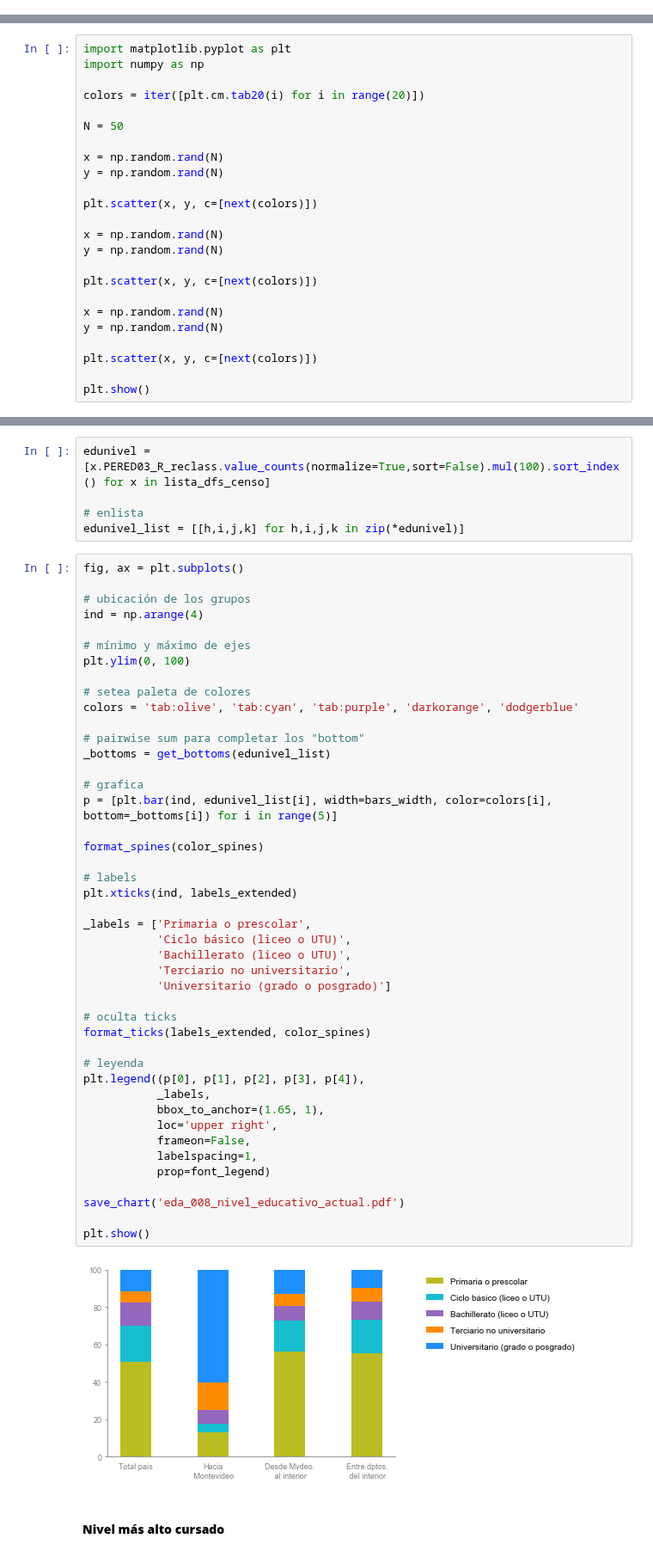
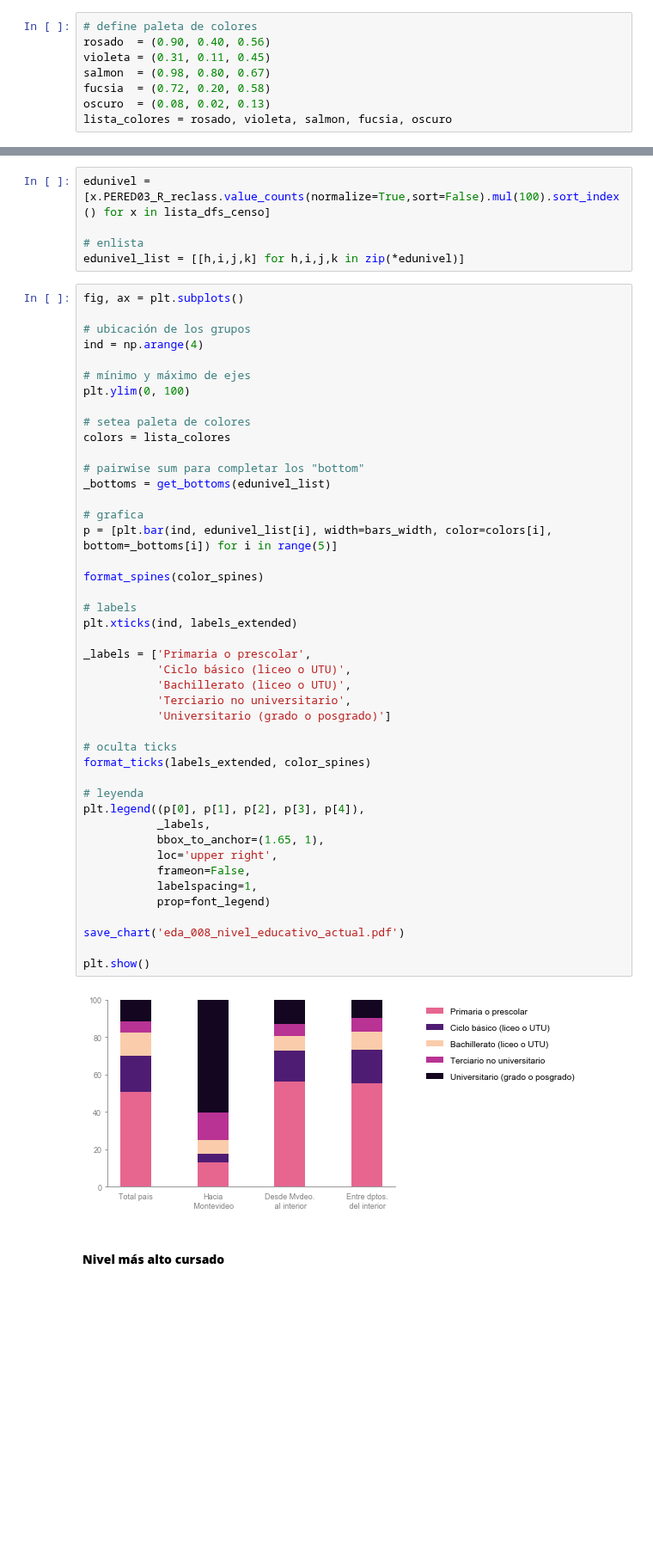
Before and after one commit to guillermodangelo/tesis, a Jupyter notebook: 02-eda_graficas.ipynb, the cells around one changed output, grey strips where cells are left out. Shown at 86% size. Cells and saved outputs as stored; diff of their text form; blank space fills up the shorter version.

```diff
--- a/02-eda_graficas.ipynb
+++ b/02-eda_graficas.ipynb
@@ -334,33 +334,17 @@ plt.show()
 ## Distribución por edades
 # %% [markdown]
 #### Distribución por grupos de edad
+# %%
+# define paleta de colores
+rosado  = (0.90, 0.40, 0.56)
+violeta = (0.31, 0.11, 0.45)
+salmon  = (0.98, 0.80, 0.67)
+fucsia  = (0.72, 0.20, 0.58)
+oscuro  = (0.08, 0.02, 0.13)
+lista_colores = rosado, violeta, salmon, fucsia, oscuro
 # %%
 # GRUPOS DE 0 a 3 años', '4 a 17 años', '18 a 64 años', '65 o más años'
 grupos_edad = [grupos_de_edad(x, 'PERNA01')  for x in lista_dfs_censo]
 
 # traspone las series enlistada y las devuelve en una lista
 grupos_edad_t = [[h,i,j,k] for h,i,j,k in zip(*grupos_edad)]
-# %%
-import matplotlib.pyplot as plt
-import numpy as np
-
-colors = iter([plt.cm.tab20(i) for i in range(20)])
-
-N = 50
-
-x = np.random.rand(N)
-y = np.random.rand(N)
-
-plt.scatter(x, y, c=[next(colors)])
-
-x = np.random.rand(N)
-y = np.random.rand(N)
-
-plt.scatter(x, y, c=[next(colors)])
-
-x = np.random.rand(N)
-y = np.random.rand(N)
-
-plt.scatter(x, y, c=[next(colors)])
-
-plt.show()
@@ -576,7 +554,7 @@ ind = np.arange(4)
 plt.ylim(0, 100)
 
 # setea paleta de colores
-colors = 'tab:olive', 'tab:cyan', 'tab:purple', 'darkorange', 'dodgerblue'
+colors = lista_colores
 
 # pairwise sum para completar los "bottom"
 _bottoms = get_bottoms(edunivel_list)
@@ -584,34 +562,34 @@ _bottoms = get_bottoms(edunivel_list)
 # grafica
 p = [plt.bar(ind, edunivel_list[i], width=bars_width, color=colors[i], bottom=_bottoms[i]) for i in range(5)]
 
 format_spines(color_spines)
 
 # labels
 plt.xticks(ind, labels_extended)
 
 _labels = ['Primaria o prescolar',
            'Ciclo básico (liceo o UTU)',
            'Bachillerato (liceo o UTU)',
            'Terciario no universitario',
            'Universitario (grado o posgrado)']
 
 # oculta ticks
 format_ticks(labels_extended, color_spines)
 
 # leyenda
 plt.legend((p[0], p[1], p[2], p[3], p[4]),
            _labels,
            bbox_to_anchor=(1.65, 1),
            loc='upper right',
            frameon=False,
            labelspacing=1,
            prop=font_legend)
 
 save_chart('eda_008_nivel_educativo_actual.pdf')
 
 plt.show()
 # %% [output]
-[figure, old version]
+[figure, new version]
 # %% [markdown]
 #### **Nivel más alto cursado**
 # %%
```
Also changed, not shown: parts of 5 cells of this notebook, 11 other files.
